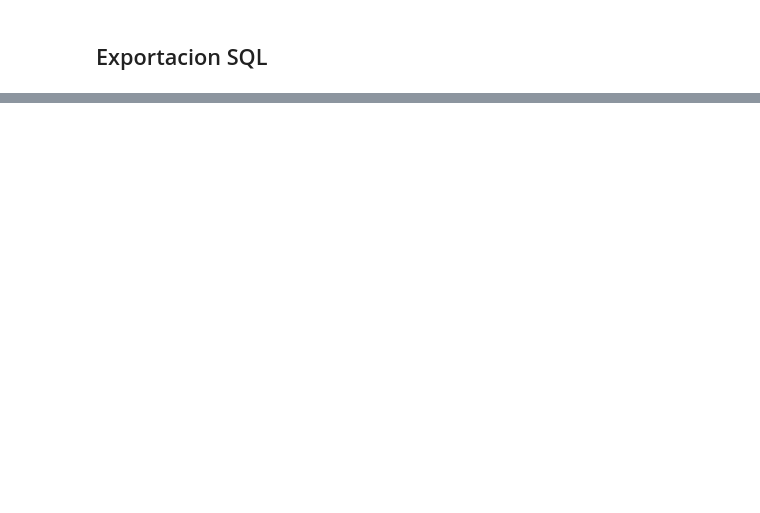
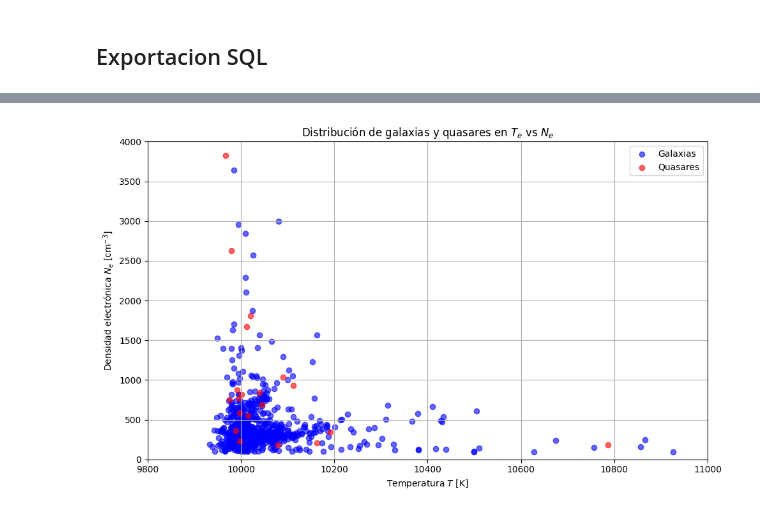
Before and after one commit to eadelgadillom/Nucleos-Activos, a Jupyter notebook: Ecuaciones.ipynb, the cells around one changed output, grey strips where cells are left out. Drawn from its saved outputs; the diff is of its cells as text; code cells hidden in the pictures; blank space fills up the shorter version.

```diff
--- a/Ecuaciones.ipynb
+++ b/Ecuaciones.ipynb
@@ -209,0 +320,32 @@ See the caveats in the documentation: https://pandas.pydata.org/pandas-docs/stab
+# %%
+df = pd.read_csv("resultados_T_Ne_todas_relaciones.csv")
+
+
+df_plot = df[['class', 'T_e_SII_OII', 'N_e_SII_OII']].dropna()
+
+
+colors = {'GALAXY': 'blue', 'QSO': 'red'}
+
+
+plt.figure(figsize=(10, 6))
+for obj_type, group in df_plot.groupby('class'):
+    plt.scatter(
+        group['T_e_SII_OII'],
+        group['N_e_SII_OII'],
+        color=colors.get(obj_type, 'gray'),
+        label='Galaxias' if obj_type == 'GALAXY' else 'Quasares',
+        alpha=0.6
+    )
+
+
+plt.xlabel("Temperatura $T$ [K]")
+plt.ylabel("Densidad electrónica $N_e$ [cm$^{-3}$]")
+plt.ylim(0,4000)
+plt.xlim(9800,11000)
+plt.title("Distribución de galaxias y quasares en $T_e$ vs $N_e$")
+plt.legend()
+plt.grid(True)
+plt.tight_layout()
+plt.show()
+# %% [output]
+[figure, added]
```
Also changed, not shown: parts of 12 cells of this notebook, 5 other files.
